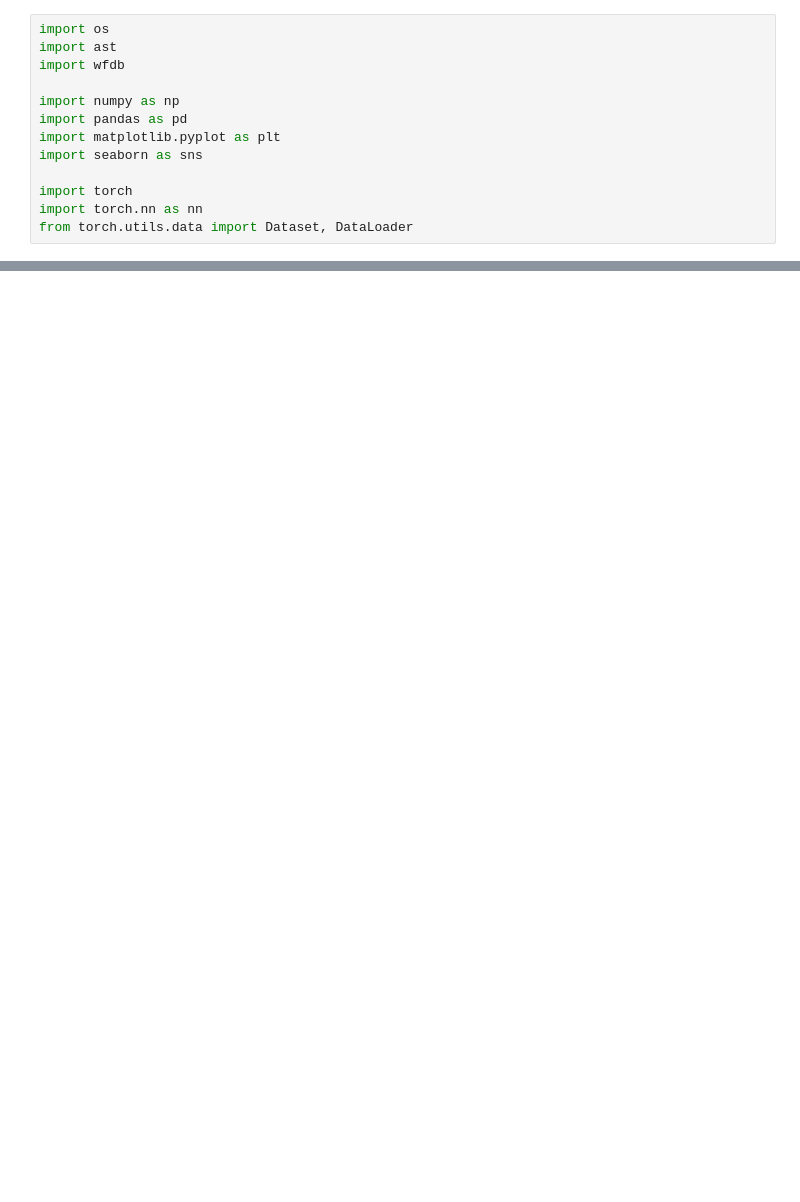
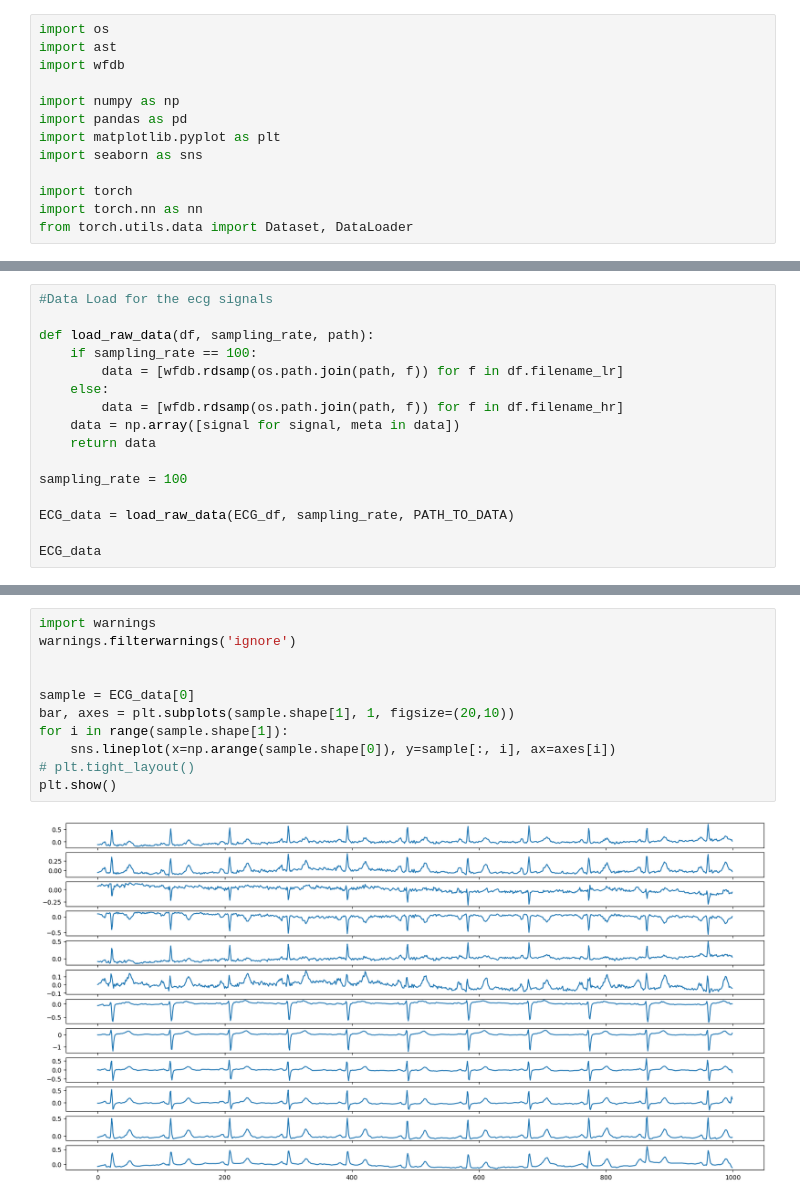
Before and after one commit to HenrikLogJacobsen/DL_UNICT, a Jupyter notebook: PTB_XL.ipynb, the cells around one changed output, grey strips where cells are left out. Saved outputs shown, nothing was run; the diff lists cells and outputs as text; blank space fills up the shorter version.

```diff
--- a/PTB_XL.ipynb
+++ b/PTB_XL.ipynb
@@ -62,0 +113,16 @@ ECG
+# %%
+#Data Load for the ecg signals
+
+def load_raw_data(df, sampling_rate, path):
+    if sampling_rate == 100:
+        data = [wfdb.rdsamp(os.path.join(path, f)) for f in df.filename_lr]
+    else:
+        data = [wfdb.rdsamp(os.path.join(path, f)) for f in df.filename_hr]
+    data = np.array([signal for signal, meta in data])
+    return data
+
+sampling_rate = 100
+
+ECG_data = load_raw_data(ECG_df, sampling_rate, PATH_TO_DATA)
+
+ECG_data
@@ -62,0 +147,13 @@ ECG
+# %%
+import warnings
+warnings.filterwarnings('ignore')
+
+
+sample = ECG_data[0]
+bar, axes = plt.subplots(sample.shape[1], 1, figsize=(20,10))
+for i in range(sample.shape[1]):
+    sns.lineplot(x=np.arange(sample.shape[0]), y=sample[:, i], ax=axes[i])
+# plt.tight_layout()
+plt.show()
+# %% [output]
+[figure, added]
```
Also changed, not shown: parts of 13 cells of this notebook.
